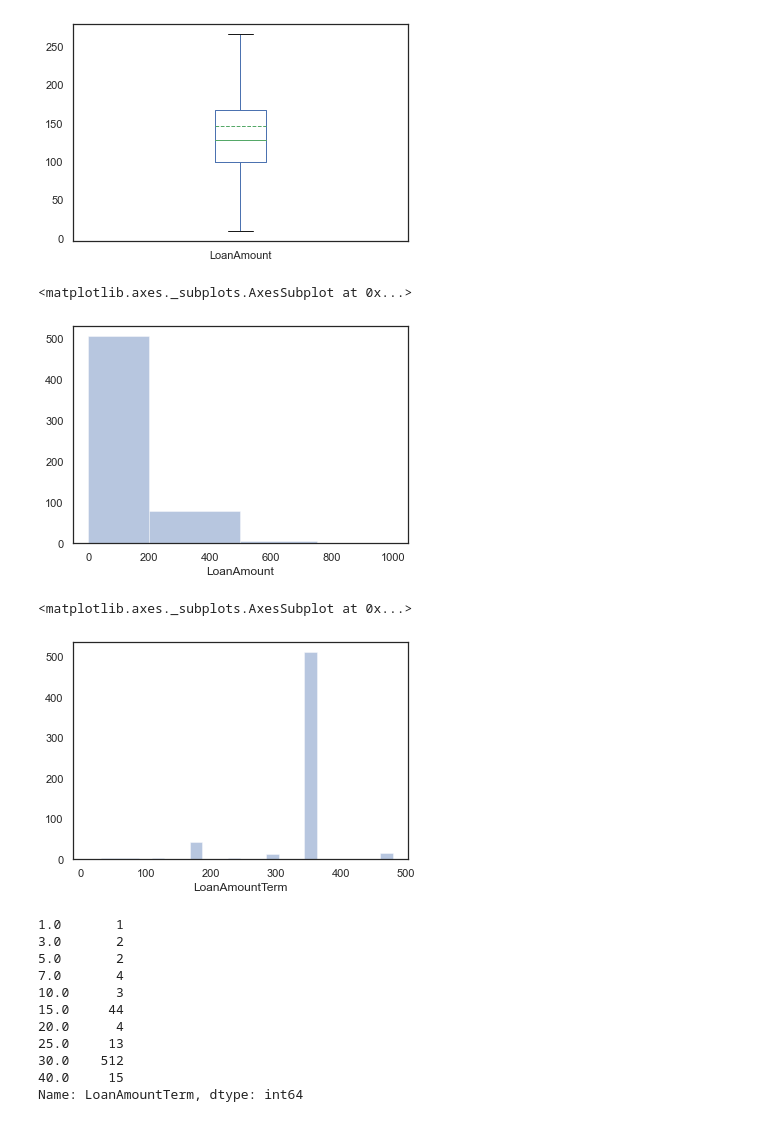
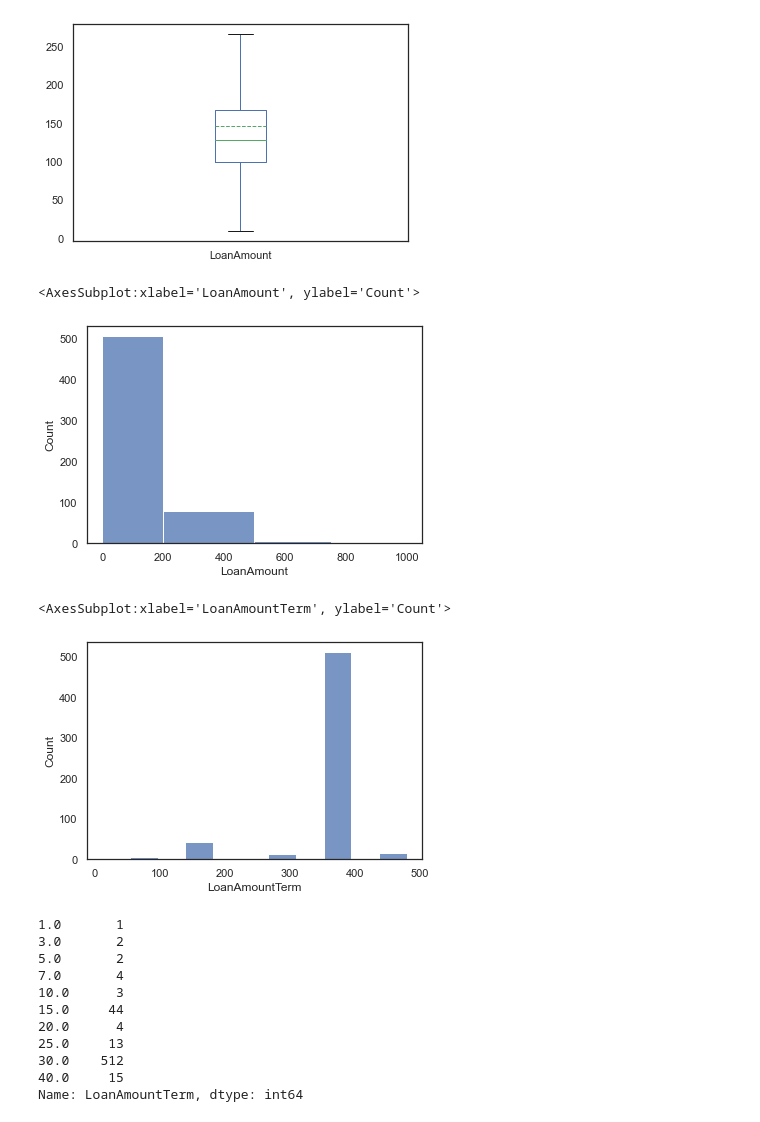
Before and after one commit to aasrithkommoju/Data-Science-Example-Code, a Jupyter notebook: loan/loan_prediction.ipynb, the cells around one changed output. Saved outputs shown, nothing was run; the diff lists cells and outputs as text; code cells hidden in the pictures.

```diff
--- a/loan/loan_prediction.ipynb
+++ b/loan/loan_prediction.ipynb
@@ -308,15 +312,15 @@ train.LoanAmount.plot.box(showfliers =False, meanline=True, showmeans= True)
 <matplotlib.axes._subplots.AxesSubplot at 0x...>
 [figure]
 # %%
-sns.distplot(train['LoanAmount'], bins=[0,200,500,750,1000], kde=False)
+sns.histplot(train['LoanAmount'], bins=[0,200,500,750,1000])
 # %% [output]
-<matplotlib.axes._subplots.AxesSubplot at 0x...>
+<AxesSubplot:xlabel='LoanAmount', ylabel='Count'>
-[figure, old version]
+[figure, new version]
 # %%
-sns.distplot(train["LoanAmountTerm"], kde=False)
+sns.histplot(train["LoanAmountTerm"])
 # %% [output]
-<matplotlib.axes._subplots.AxesSubplot at 0x...>
+<AxesSubplot:xlabel='LoanAmountTerm', ylabel='Count'>
-[figure, old version]
+[figure, new version]
 # %%
 # Convert months to years and displays dist
 (train.LoanAmountTerm / 12).value_counts().sort_index()
```
Also changed, not shown: parts of 29 cells of this notebook.
